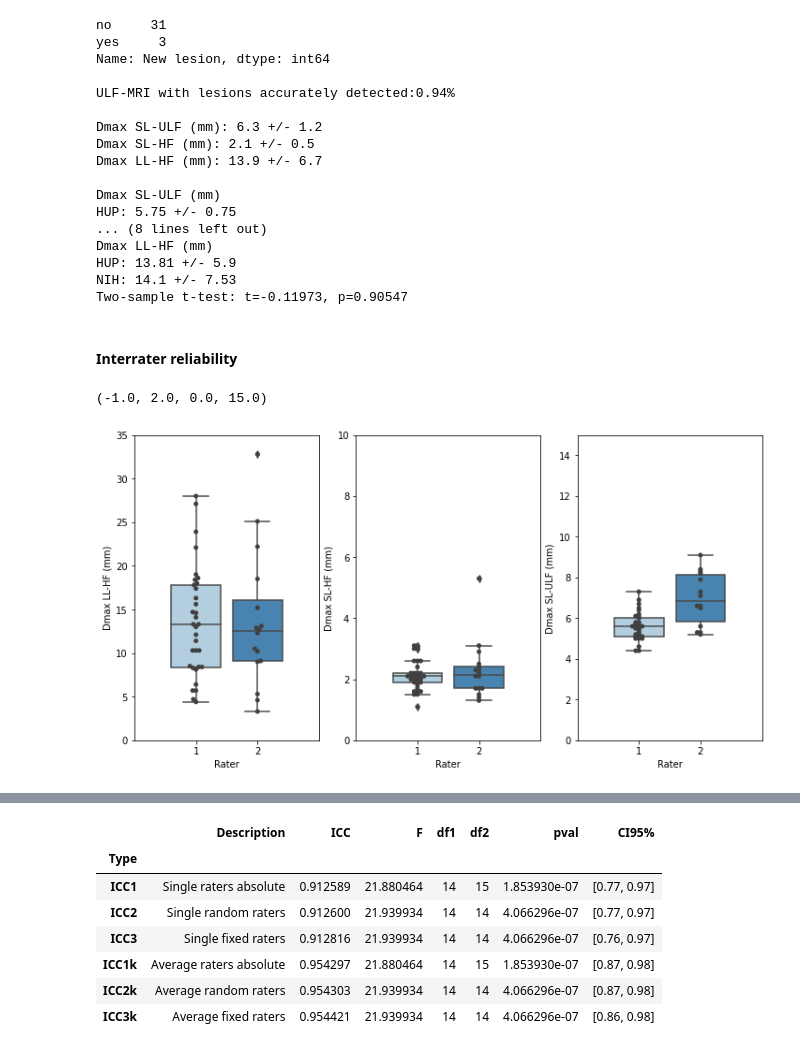
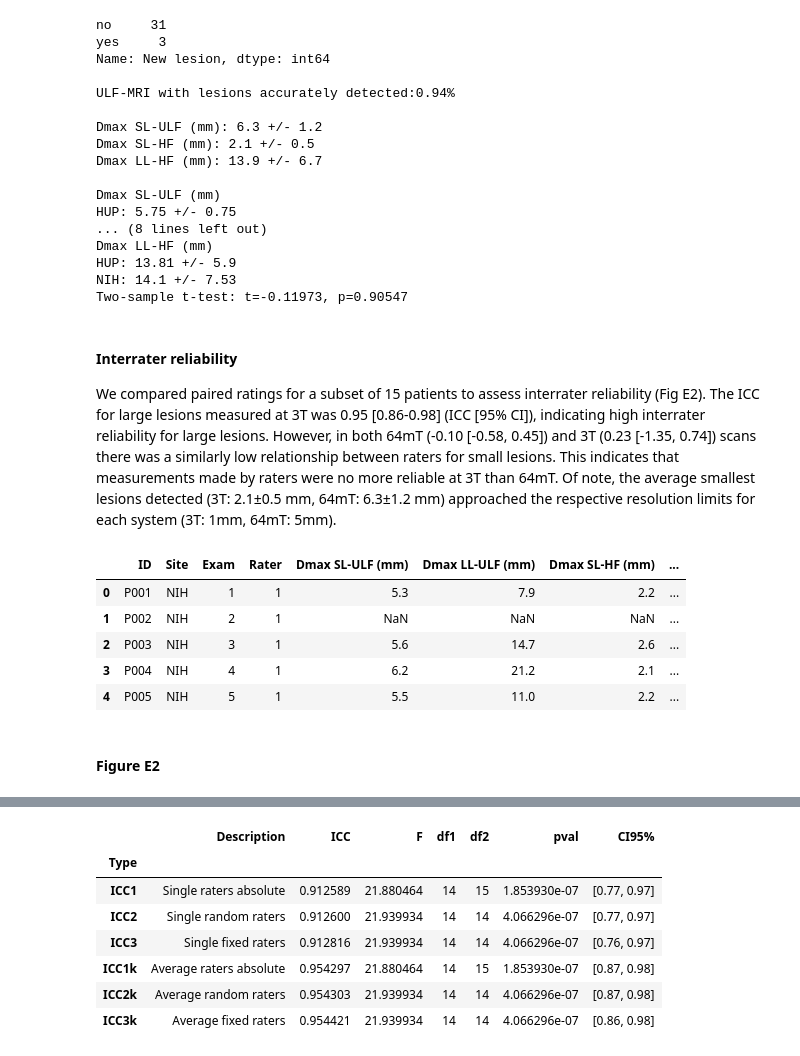
Before and after one commit to penn-cnt/Arnold_LF-MRI_MS, a Jupyter notebook: manuscript_companion_07132021.ipynb, the cells around one changed output, grey strips where cells are left out. Cells and saved outputs as stored; diff of their text form; code cells hidden in the pictures.

```diff
--- a/manuscript_companion_07132021.ipynb
+++ b/manuscript_companion_07132021.ipynb
@@ -355,32 +356,39 @@ Dmax LL-HF (mm)
 HUP: 13.81 +/- 5.9
 NIH: 14.1 +/- 7.53
 Two-sample t-test: t=-0.11973, p=0.90547
-# %% [markdown]
-#### Interrater reliability
+# %% [markdown]
+#### Interrater reliability
+We compared paired ratings for a subset of 15 patients to assess interrater reliability (Fig E2). The ICC for large lesions measured at 3T was 0.95 [0.86-0.98] (ICC [95% CI]), indicating high interrater reliability for large lesions. However, in both 64mT (-0.10 [-0.58, 0.45]) and 3T (0.23 [-1.35, 0.74]) scans there was a similarly low relationship between raters for small lesions. This indicates that measurements made by raters were no more reliable at 3T than 64mT. Of note, the average smallest lesions detected (3T: 2.1±0.5 mm, 64mT: 6.3±1.2 mm) approached the respective resolution limits for each system (3T: 1mm, 64mT: 5mm).
 # %%
 # load in IRR data
 IRR_df = pd.read_excel('../docs/IRR_data_20210804.xlsx')
-IRR_df
+IRR_df.head()
 
-# boxplots of lesion measurements by rater
-fig = plt.figure(figsize = (12,6))
-ax1 = fig.add_subplot(1,3,1)
-ax1 = sns.boxplot(y="Dmax LL-HF (mm)", x='Rater', data=IRR_df, orient="v", palette="Blues")
-ax1 = sns.swarmplot(y="Dmax LL-HF (mm)", x='Rater', data=IRR_df, orient="v", color=".25")
-plt.axis([-1, 2, 0, 35])
-
-ax2 = fig.add_subplot(1,3,2)
-ax2 = sns.boxplot(y="Dmax SL-HF (mm)", x='Rater', data=IRR_df, orient="v", palette="Blues")
-ax2 = sns.swarmplot(y="Dmax SL-HF (mm)", x='Rater', data=IRR_df, orient="v", color=".25")
-plt.axis([-1, 2, 0, 10])
-
-ax3 = fig.add_subplot(1,3,3)
-ax3 = sns.boxplot(y="Dmax SL-ULF (mm)", x='Rater', data=IRR_df, orient="v", palette="Blues")
-ax3 = sns.swarmplot(y="Dmax SL-ULF (mm)", x='Rater', data=IRR_df, orient="v", color=".25")
-plt.axis([-1, 2, 0, 15])
+## boxplots of lesion measurements by rater
+#fig = plt.figure(figsize = (12,6))
+#ax1 = fig.add_subplot(1,3,1)
+#ax1 = sns.boxplot(y="Dmax LL-HF (mm)", x='Rater', data=IRR_df, orient="v", palette="Blues")
+#ax1 = sns.swarmplot(y="Dmax LL-HF (mm)", x='Rater', data=IRR_df, orient="v", color=".25")
+#plt.axis([-1, 2, 0, 35])
+#
+#ax2 = fig.add_subplot(1,3,2)
+#ax2 = sns.boxplot(y="Dmax SL-HF (mm)", x='Rater', data=IRR_df, orient="v", palette="Blues")
+#ax2 = sns.swarmplot(y="Dmax SL-HF (mm)", x='Rater', data=IRR_df, orient="v", color=".25")
+#plt.axis([-1, 2, 0, 10])
+#
+#ax3 = fig.add_subplot(1,3,3)
+#ax3 = sns.boxplot(y="Dmax SL-ULF (mm)", x='Rater', data=IRR_df, orient="v", palette="Blues")
+#ax3 = sns.swarmplot(y="Dmax SL-ULF (mm)", x='Rater', data=IRR_df, orient="v", color=".25")
+#plt.axis([-1, 2, 0, 15])
 # %% [output]
-(-1.0, 2.0, 0.0, 15.0)
-[figure, removed]
+|  | ID | Site | Exam | Rater | Dmax SL-ULF (mm) | Dmax LL-ULF (mm) | Dmax SL-HF (mm) | ... |
+| 0 | P001 | NIH | 1 | 1 | 5.3 | 7.9 | 2.2 | ... |
+| 1 | P002 | NIH | 2 | 1 | NaN | NaN | NaN | ... |
+| 2 | P003 | NIH | 3 | 1 | 5.6 | 14.7 | 2.6 | ... |
+| 3 | P004 | NIH | 4 | 1 | 6.2 | 21.2 | 2.1 | ... |
+| 4 | P005 | NIH | 5 | 1 | 5.5 | 11.0 | 2.2 | ... |
+# %% [markdown]
+#### Figure E2
 # %%
 # limited to just images rated by both raters
 drop_IDs = list(range(16,24)) + list(range(25,28)) + list([29]) + list(range(31,37)) + list([38])
```
Also changed, not shown: parts of 24 cells of this notebook.
